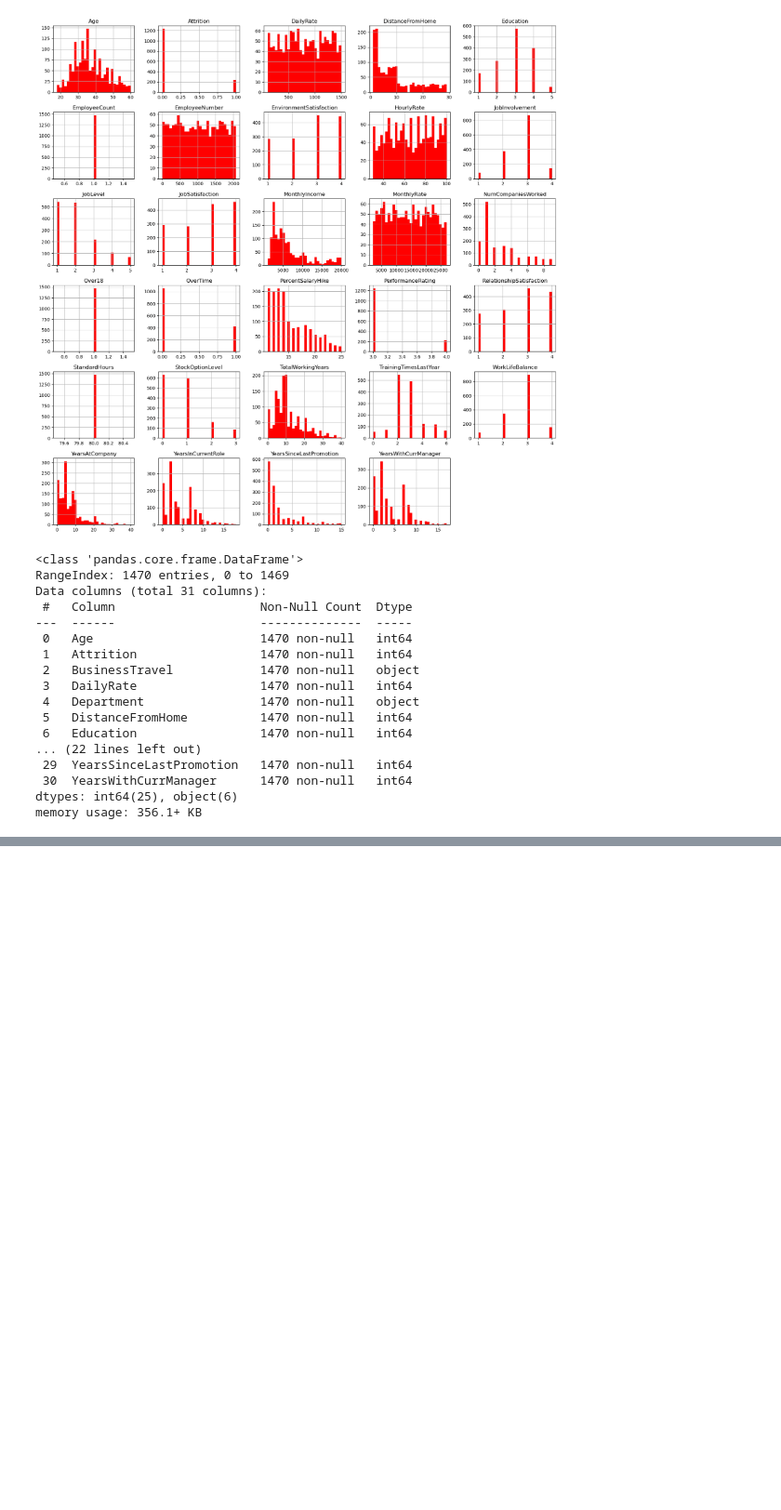
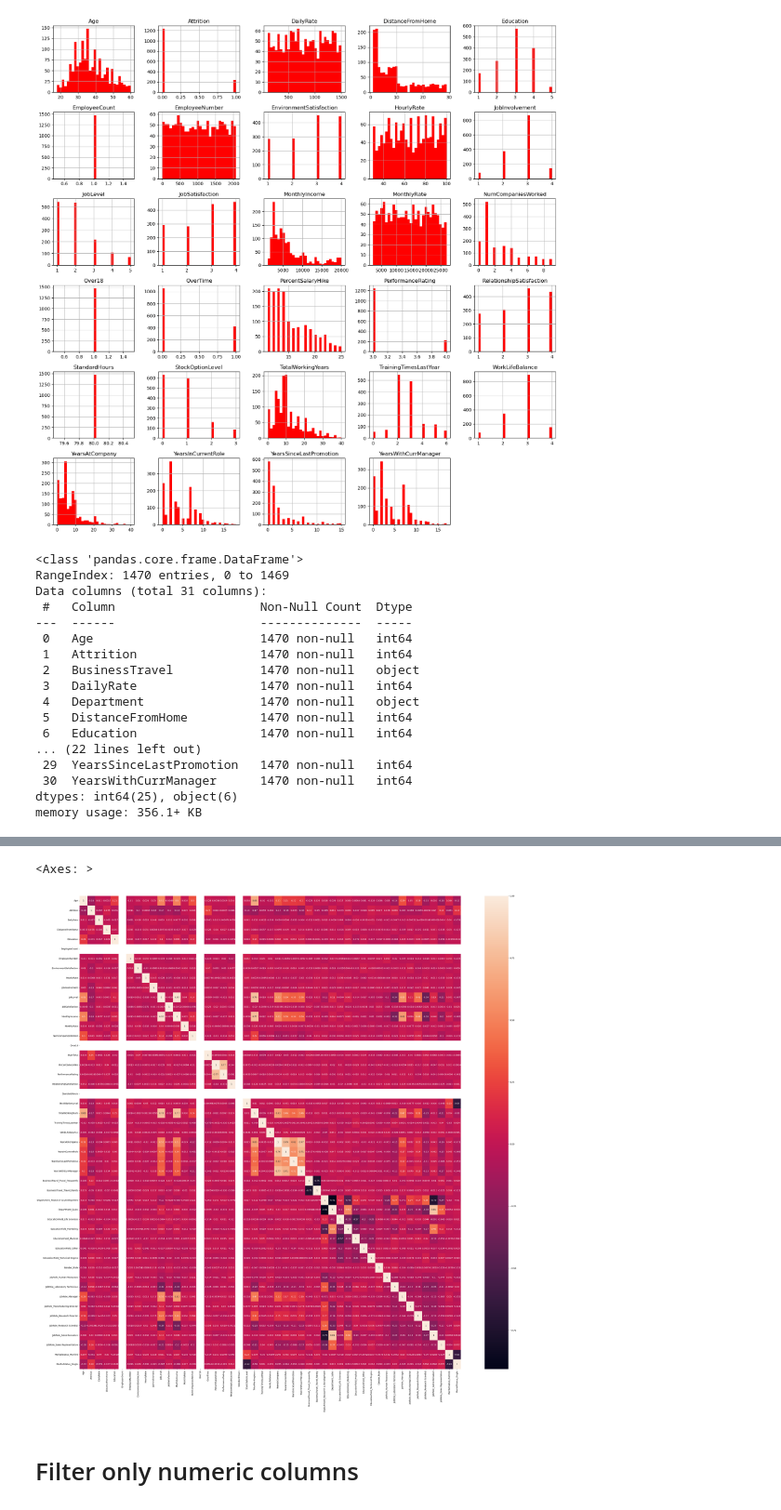
Before and after one commit to mattyapers/Data-Science, a Jupyter notebook: HR Model.ipynb, the cells around one changed output, grey strips where cells are left out. Shown at 93% size. Saved outputs shown, nothing was run; the diff lists cells and outputs as text; code cells hidden in the pictures; blank space fills up the shorter version.

```diff
--- a/HR Model.ipynb
+++ b/HR Model.ipynb
@@ -128,0 +221,3 @@ memory usage: 356.1+ KB
+# %%
+# Better way to do encoding
+df_encoded = pd.get_dummies(df, drop_first=True)
@@ -128,0 +237,12 @@ memory usage: 356.1+ KB
+# %%
+df_encoded.drop(['EmployeeCount', 'StandardHours','Over18', 'EmployeeNumber'], axis = 1, inplace = True)
+# %%
+correlations_encoded = df_encoded.corr()
+f, ax = plt.subplots(figsize = (40,40))
+sns.heatmap(correlations_encoded, annot = True)
+plt.show()
+# %% [output]
+<Axes: >
+[figure, added]
+# %% [markdown]
+# Filter only numeric columns
```
Also changed, not shown: parts of 11 cells of this notebook.
